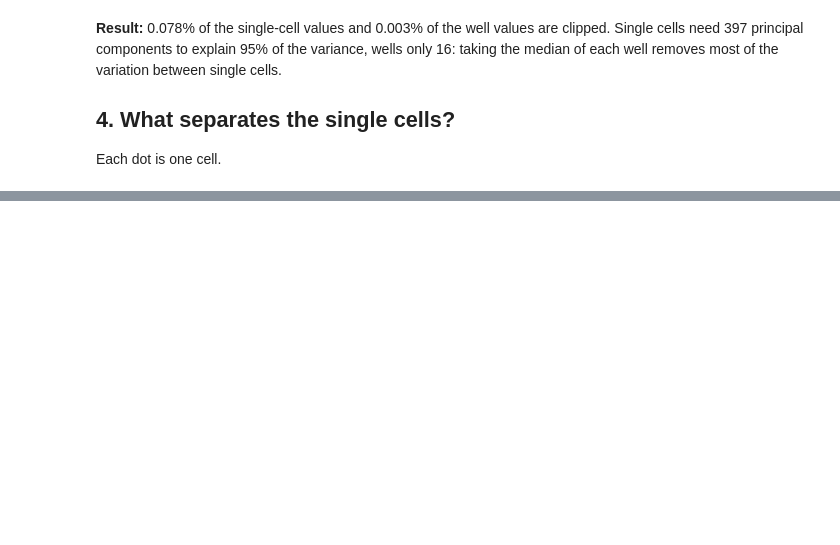
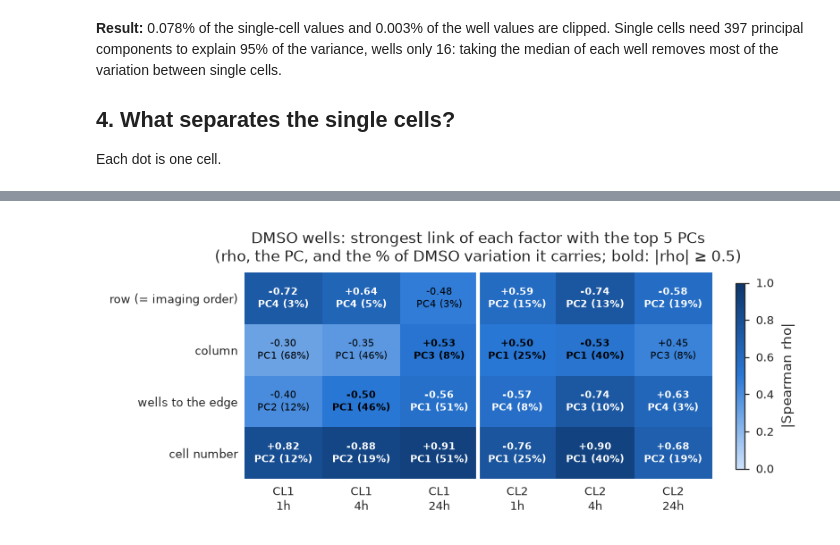
Before and after one commit to mirandaresearchlab/Panc1-hPSC-Pilot-profiles, a Jupyter notebook: notebooks/3.EDA/01.batch-effects-diagnosis.ipynb, the cells around one changed output, grey strips where cells are left out. Saved outputs shown, nothing was run; the diff lists cells and outputs as text; code cells hidden in the pictures; blank space fills up the shorter version.

```diff
--- a/notebooks/3.EDA/01.batch-effects-diagnosis.ipynb
+++ b/notebooks/3.EDA/01.batch-effects-diagnosis.ipynb
@@ -452,0 +564,18 @@ save_fig(fig, "04_dmso_distance-vs-cell-number")
+# %%
+gradient_factors = {"row (= imaging order)": "row_idx", "column": "col_idx", "wells to the edge": "wells_to_edge", "cell number": "log2_cells"}
+gradient_rows = []
+for line in line_order:
+    for time in plate_order:
+        grp = wells.filter(pl.col("is_dmso") & (pl.col("cell_line") == line) & (pl.col("time_point") == time))
+        pca = PCA(n_components=5, random_state=seed).fit(profiles[grp["row"].to_numpy()])
+        pcs = pca.transform(profiles[grp["row"].to_numpy()])
+        for name, column in gradient_factors.items():
+            rhos = np.array([stats.spearmanr(grp[column], pcs[:, k]).statistic for k in range(5)])
+            k = int(np.argmax(np.abs(rhos)))
+            gradient_rows.append({
+                "cell_line": line, "time_point": time, "factor": name, "pc": f"PC{k + 1}",
+                "pct_variance_of_pc": 100 * pca.explained_variance_ratio_[k], "rho": rhos[k],
+            })
+gradients = pl.DataFrame(gradient_rows)
+gradients.write_csv(table_dir / "dmso_gradients.csv")
+gradients.with_columns(pl.col("pct_variance_of_pc").round(1), pl.col("rho").round(2))
@@ -453 +602,22 @@ save_fig(fig, "04_dmso_distance-vs-cell-number")
+# %%
+panels = [(line, time) for line in line_order for time in plate_order]
+names = list(gradient_factors)
+lookup = {(r["factor"], r["cell_line"], r["time_point"]): r for r in gradients.iter_rows(named=True)}
+matrix = np.array([[abs(lookup[(n, l, t)]["rho"]) for l, t in panels] for n in names])
+fig, ax = plt.subplots(figsize=(5.2, 2.2), layout="constrained")
+image = ax.imshow(matrix, cmap=blues, vmin=0, vmax=1, aspect="auto")
+for (r, c), v in np.ndenumerate(matrix):
+    hit = lookup[(names[r], *panels[c])]
+    ax.text(c, r, f"{hit['rho']:+.2f}\n{hit['pc']} ({hit['pct_variance_of_pc']:.0f}%)", ha="center", va="center", fontsize=5.5,
+            color="white" if v > 0.55 else "black", fontweight="bold" if v >= 0.5 else "normal")
+ax.set_xticks(range(len(panels)), [f"{l}\n{t}" for l, t in panels])
+ax.set_yticks(range(len(names)), names)
+ax.axvline(2.5, color="white", lw=2)
+ax.tick_params(length=0)
+ax.spines[:].set_visible(False)
+fig.colorbar(image, ax=ax, shrink=0.9, label="|Spearman rho|")
+ax.set_title("DMSO wells: strongest link of each factor with the top 5 PCs\n(rho, the PC, and the % of DMSO variation it carries; bold: |rho| ≥ 0.5)")
+save_fig(fig, "04b_dmso_gradients")
+# %% [output]
+[figure, added]
 # %% [markdown]
```
Also changed, not shown: parts of 25 cells of this notebook, 12 other files.
